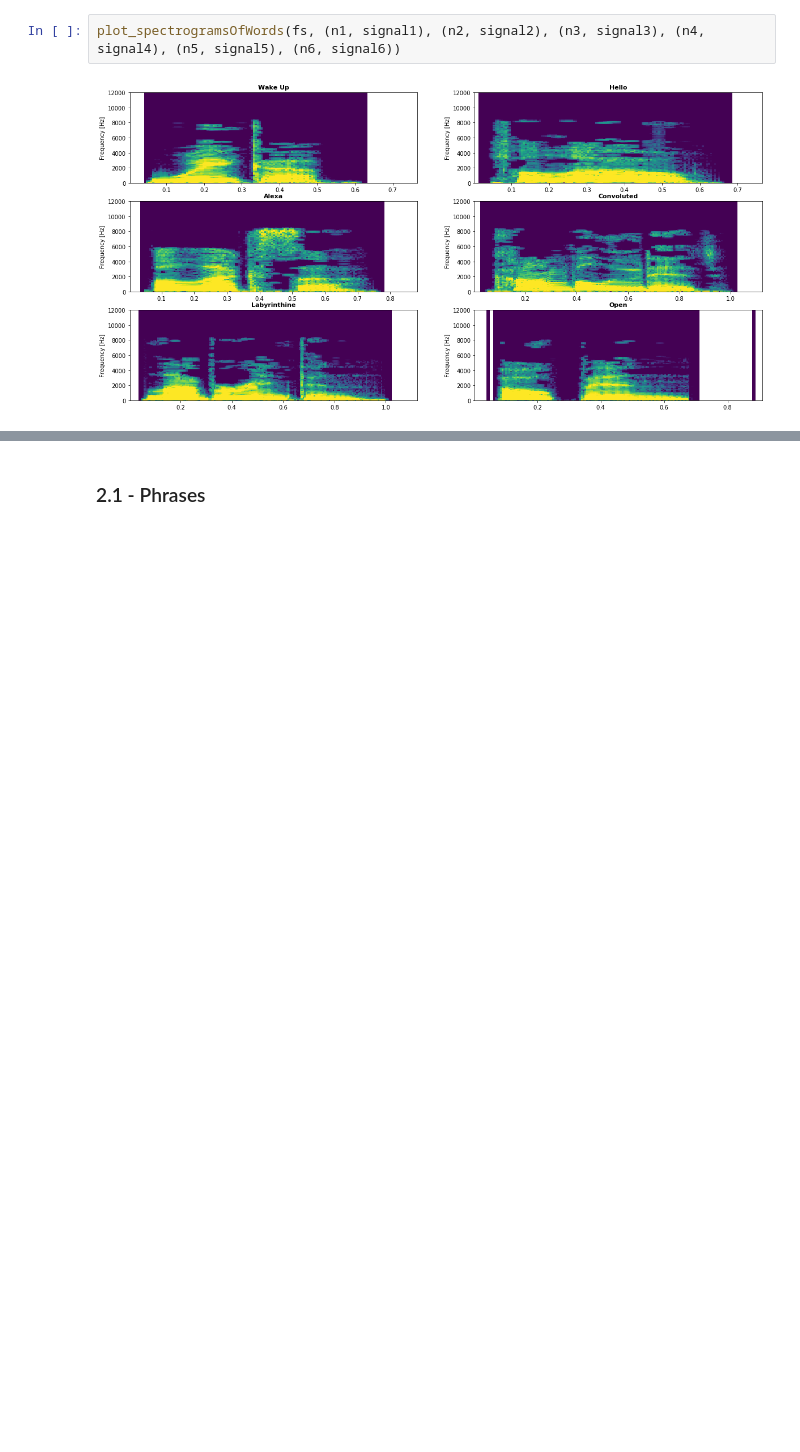
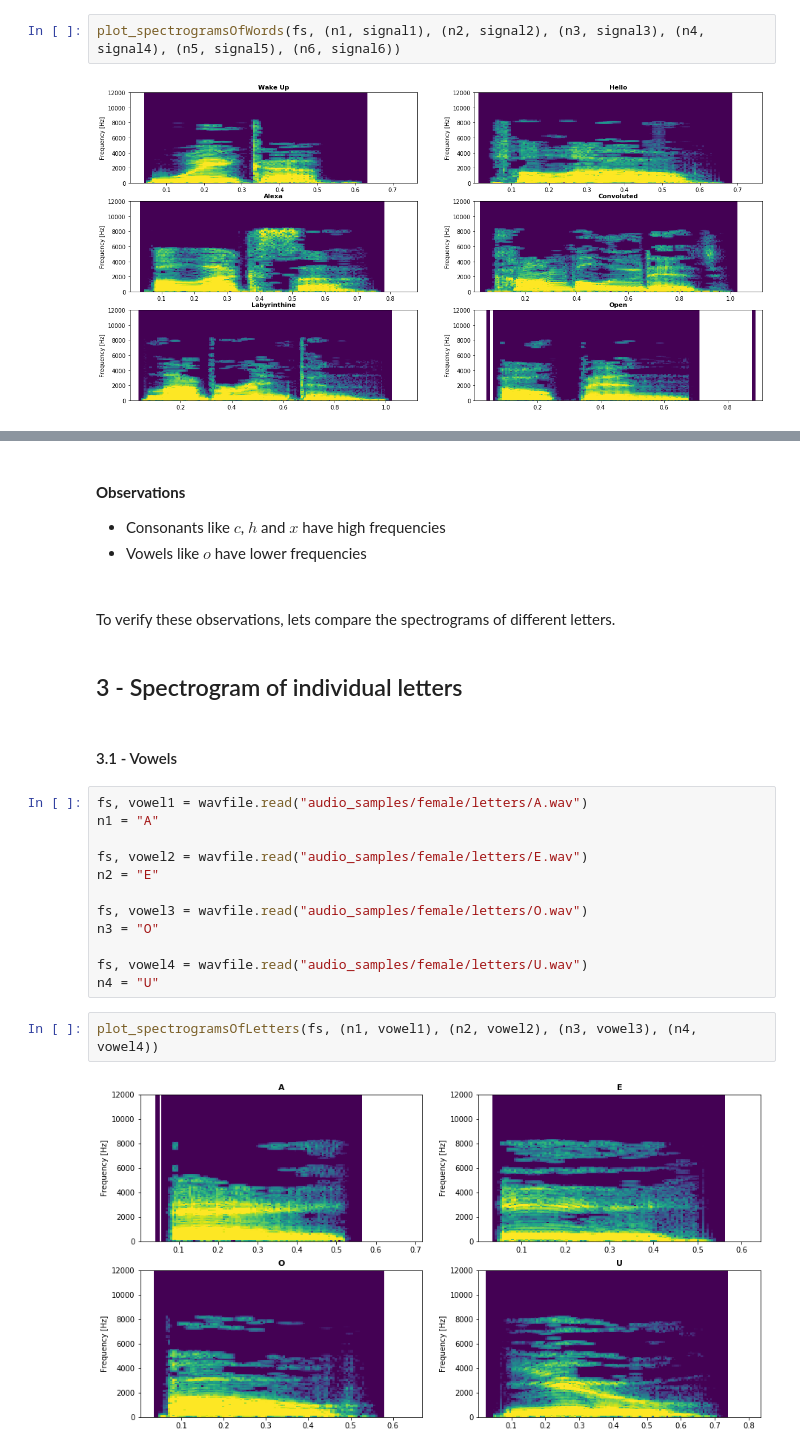
Before and after one commit to Belbaraka/alexa, a Jupyter notebook: modules/spectrogram/spectrogram.ipynb, the cells around one changed output, grey strips where cells are left out. Drawn from its saved outputs; the diff is of its cells as text; blank space fills up the shorter version.

Commit message:
updated spectrogram module

```diff
--- a/modules/spectrogram/spectrogram.ipynb
+++ b/modules/spectrogram/spectrogram.ipynb
@@ -104,2 +110,27 @@ plot_spectrogramsOfWords(fs, (n1, signal1), (n2, signal2), (n3, signal3), (n4, s
+# %% [markdown]
+#### **Observations**
+- Consonants like $c$, $h$ and $x$ have high frequencies
+- Vowels like $o$ have lower frequencies
+# %% [markdown]
+<br>
+To verify these observations, lets compare the spectrograms of different letters.
+# %% [markdown]
+## 3 - Spectrogram of individual letters
 # %% [markdown]
-### 2.1 - Phrases
+#### 3.1 - Vowels
+# %%
+fs, vowel1 = wavfile.read("audio_samples/female/letters/A.wav")
+n1 = "A"
+
+fs, vowel2 = wavfile.read("audio_samples/female/letters/E.wav")
+n2 = "E"
+
+fs, vowel3 = wavfile.read("audio_samples/female/letters/O.wav")
+n3 = "O"
+
+fs, vowel4 = wavfile.read("audio_samples/female/letters/U.wav")
+n4 = "U"
+# %%
+plot_spectrogramsOfLetters(fs, (n1, vowel1), (n2, vowel2), (n3, vowel3), (n4, vowel4))
+# %% [output]
+[figure, added]
```
Also changed, not shown: parts of 13 cells of this notebook, 9 other files.
